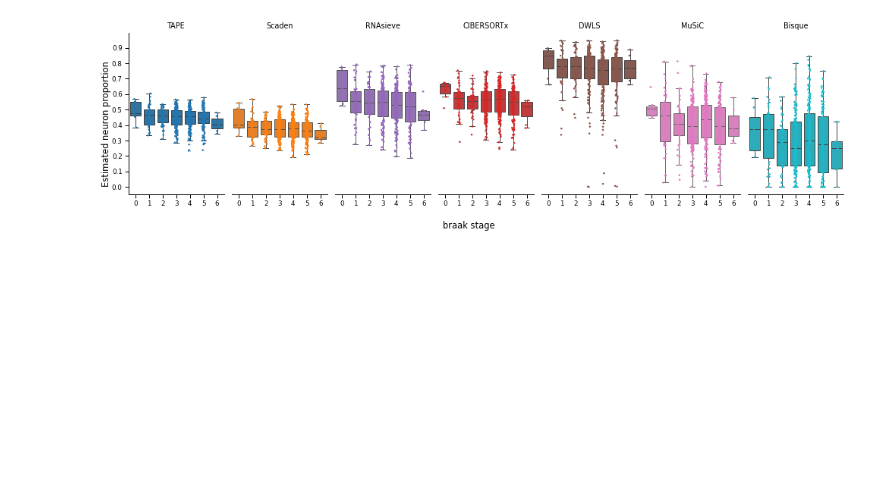
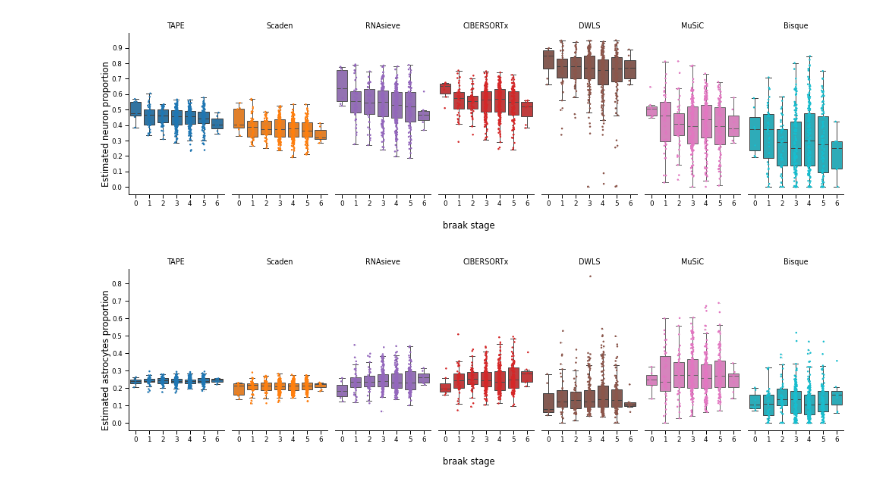
Before and after one commit to poseidonchan/TAPE, a Jupyter notebook: Experiments/Figures/ROSMAPclinical_analysis.ipynb, the cells around one changed output. Cells and saved outputs as stored; diff of their text form; code cells hidden in the pictures; blank space fills up the shorter version.

```diff
--- a/Experiments/Figures/ROSMAPclinical_analysis.ipynb
+++ b/Experiments/Figures/ROSMAPclinical_analysis.ipynb
@@ -119,3 +119,27 @@ fig.savefig('neurons_braak.eps', format='eps', dpi=300)
 plt.show()
 # %% [output]
 [figure]
+# %%
+data = [tape, scaden, rnasieve, csx, dwls, music, bisque]
+name = ['TAPE','Scaden','RNAsieve','CIBERSORTx','DWLS', 'MuSiC', 'Bisque']
+fig, axes = plt.subplots(1,len(name),sharex=True, sharey=True,figsize=(14,4))
+y_major_locator=MultipleLocator(0.1)
+for i in range(len(name)):
+    sns.stripplot(x='braak',y='Astrocytes',data=data[i],ax=axes[i],color=colors[i],marker='.')
+    sns.boxplot(x='braak',y='Astrocytes',data=data[i],ax=axes[i],color=colors[i],fliersize=0.1,linewidth=1)
+    axes[i].set(xlabel=None,ylabel=None)
+    axes[i].spines['top'].set_visible(False)
+    axes[i].spines['right'].set_visible(False)
+    axes[i].yaxis.set_major_locator(y_major_locator)
+    if i >= 1:
+        axes[i].spines['left'].set_visible(False)
+        axes[i].yaxis.set_visible(False)
+    axes[i].set_title(name[i])
+
+fig.supxlabel('braak stage')
+fig.supylabel('Estimated astrocytes proportion')
+plt.tight_layout()
+fig.savefig('astrocytes_braak.eps', format='eps', dpi=300)
+plt.show()
+# %% [output]
+[figure, added]
```
Also changed, not shown: parts of 4 cells of this notebook, 17 other files.
